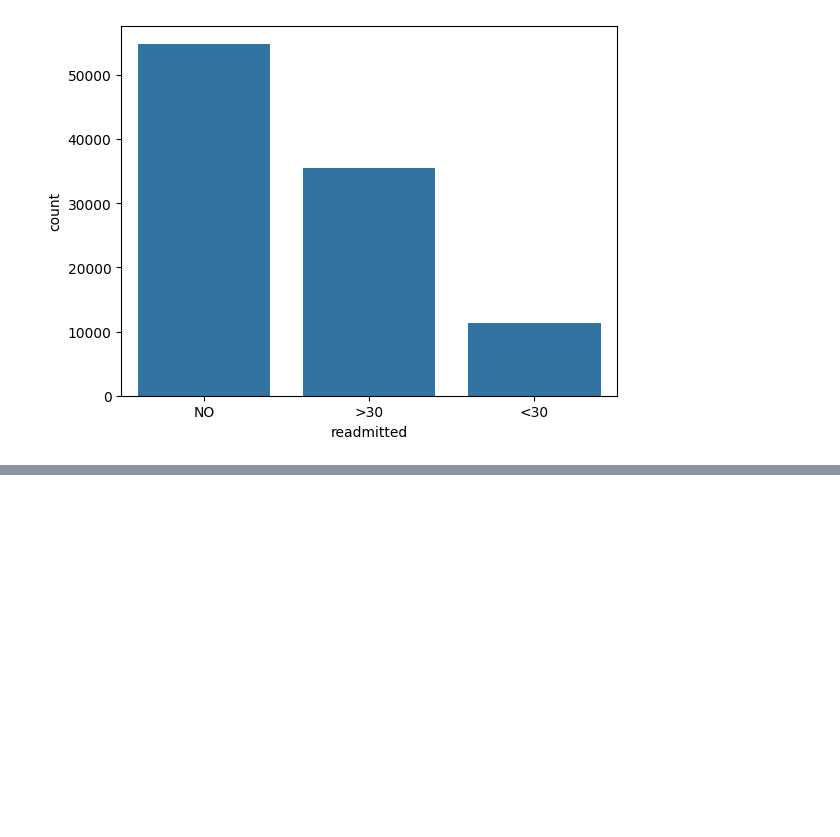
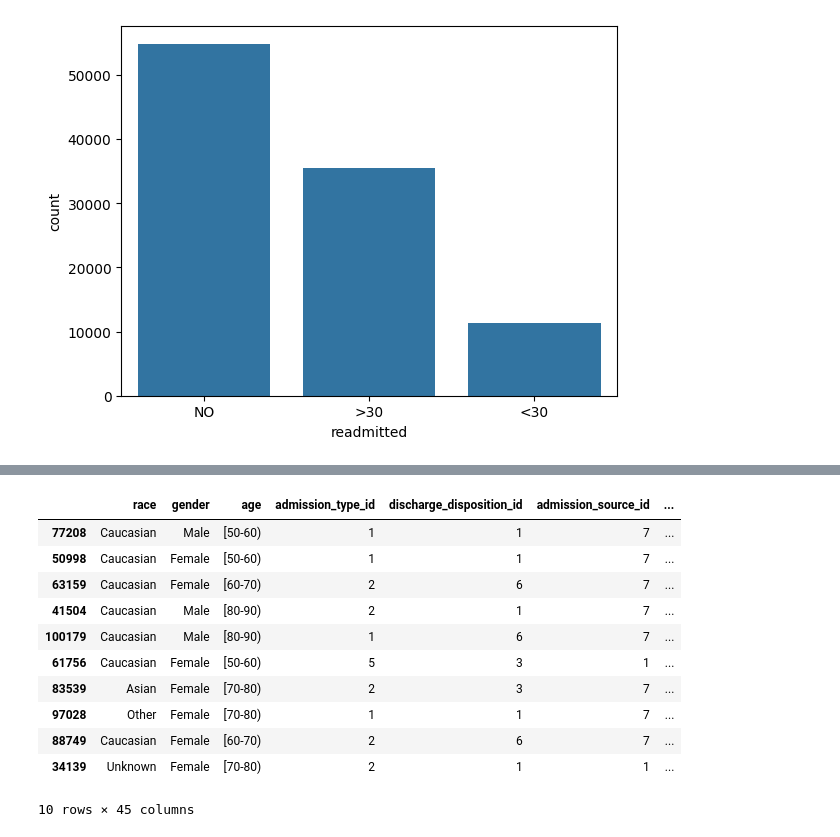
Before and after one commit to onchonga-programmer/patients-readmission, a Jupyter notebook: patient_readmission_cdss/notebooks/1_eda.ipynb, the cells around one changed output, grey strips where cells are left out. Saved outputs shown, nothing was run; the diff lists cells and outputs as text; code cells hidden in the pictures; blank space fills up the shorter version.

Commit message:
did data cleaning

```diff
--- a/patient_readmission_cdss/notebooks/1_eda.ipynb
+++ b/patient_readmission_cdss/notebooks/1_eda.ipynb
@@ -228,0 +231,4 @@ plt.show()
+# %%
+# handle ? values
+data = data.replace("?", np.nan)
+data.isnull().sum().sort_values(ascending=False)
@@ -228,0 +253,30 @@ plt.show()
+# %%
+# dropping columns with high missing values
+data = data.drop(columns=['weight', 'payer_code', 'medical_specialty'])
+# drop irrelevant columns
+data = data.drop(columns=['encounter_id', 'patient_nbr'])
+# %%
+# convert target variable to binary
+data['readmitted'] = data['readmitted'].map({
+    '<30': 1,
+    'NO': 0,
+    '>30': 0
+})
+# %%
+#use unknown for missing race values
+data['race'] = data['race'].fillna('Unknown')
+# print data sample
+data.sample(10)
+# %% [output]
+|  | race | gender | age | admission_type_id | discharge_disposition_id | admission_source_id | ... |
+| 77208 | Caucasian | Male | [50-60) | 1 | 1 | 7 | ... |
+| 50998 | Caucasian | Female | [50-60) | 1 | 1 | 7 | ... |
+| 63159 | Caucasian | Female | [60-70) | 2 | 6 | 7 | ... |
+| 41504 | Caucasian | Male | [80-90) | 2 | 1 | 7 | ... |
+| 100179 | Caucasian | Male | [80-90) | 1 | 6 | 7 | ... |
+| 61756 | Caucasian | Female | [50-60) | 5 | 3 | 1 | ... |
+| 83539 | Asian | Female | [70-80) | 2 | 3 | 7 | ... |
+| 97028 | Other | Female | [70-80) | 1 | 1 | 7 | ... |
+| 88749 | Caucasian | Female | [60-70) | 2 | 6 | 7 | ... |
+| 34139 | Unknown | Female | [70-80) | 2 | 1 | 1 | ... |
+10 rows × 45 columns
```
Also changed, not shown: parts of 6 cells of this notebook.
